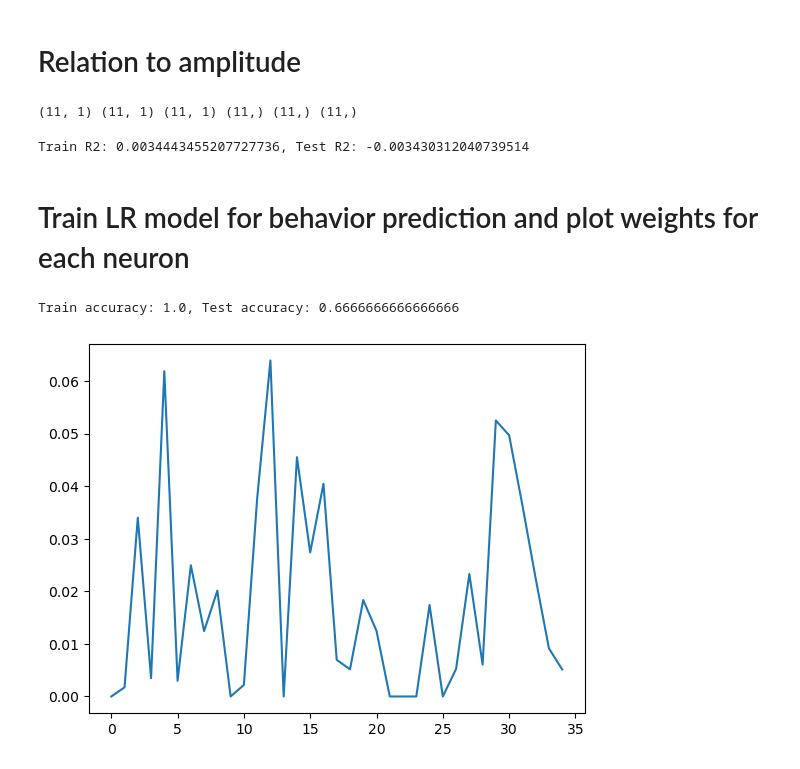
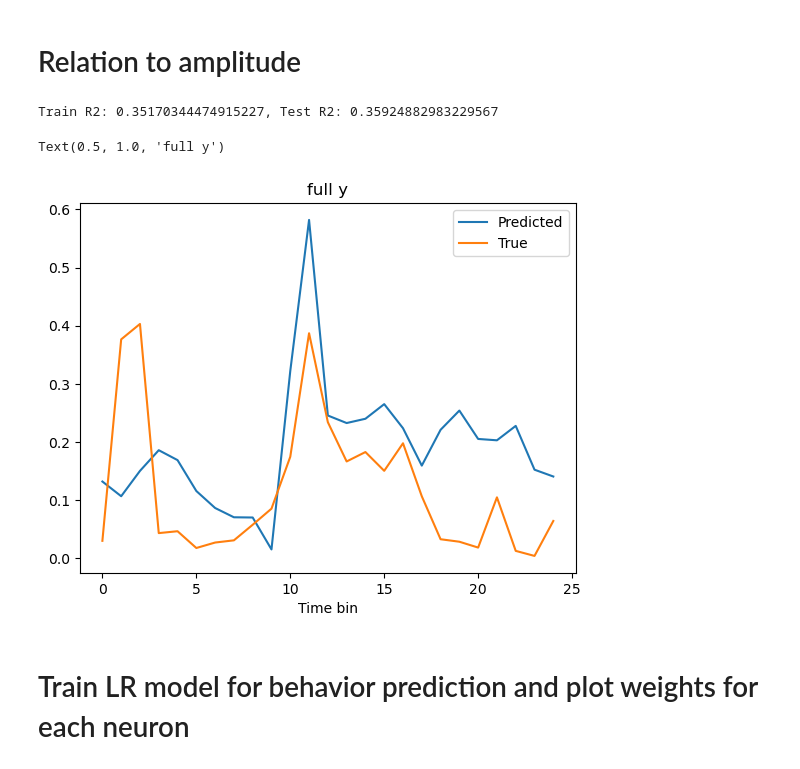
Before and after one commit to methi1999/switching_subspace, a Jupyter notebook: metric.ipynb, the cells around one changed output. Saved outputs shown, nothing was run; the diff lists cells and outputs as text; code cells hidden in the pictures.

```diff
--- a/metric.ipynb
+++ b/metric.ipynb
@@ -427,8 +408,5 @@ plt.title('Test accuracy using x1 for different time bins with window = {}'.form
 # %% [markdown]
 # Relation to amplitude
 # %%
-with open('subspaces_filtered.pkl', 'rb') as f:
-    c0, c1, c2, b0, b1, b2 = pickle.load(f)
-print(c0.shape, c1.shape, c2.shape, b0.shape, b1.shape, b2.shape)
+with open(folder_pth + prefix + model.arch_name +'/subspaces_filtered.pkl', 'rb') as f:
+    lin_maps = pickle.load(f)
-# %% [output]
-(11, 1) (11, 1) (11, 1) (11,) (11,) (11,)
@@ -445,8 +425,8 @@ z_softmax = torch.nn.Softmax(dim=2)
 z_mu_train_s = z_softmax(torch.tensor(z_mu_train, dtype=torch.float32)).numpy()
 z_mu_test_s = z_softmax(torch.tensor(z_mu_test, dtype=torch.float32)).numpy()
 # original spikes
-# inp_train = spikes_train.reshape(-1, spikes_train.shape[-1])#  * z_mu_train[:, :, 1].flatten()
-# inp_test = spikes_test.reshape(-1, spikes_test.shape[-1])# * z_mu_test[:, :, 1].flatten()
+inp_train = spikes_train.reshape(-1, spikes_train.shape[-1])#  * z_mu_train[:, :, 1].flatten()
+inp_test = spikes_test.reshape(-1, spikes_test.shape[-1])# * z_mu_test[:, :, 1].flatten()
 # reconstructed
 # inp_train = y_recon_train.reshape(-1, y_recon_train.shape[-1])#  * z_mu_train[:, :, 1].flatten()
 # inp_test = y_recon_test.reshape(-1, y_recon_test.shape[-1])# * z_mu_test[:, :, 1].flatten()
@@ -460,20 +440,45 @@ z_mu_test_s = z_softmax(torch.tensor(z_mu_test, dtype=torch.float32)).numpy()
 # inp_train = z_mu_train_s[:, :, 0].flatten().reshape(-1, 1)
 # inp_test = z_mu_test_s[:, :, 0].flatten().reshape(-1, 1)
 # x * z or x * softmax(z)
-inp_train = (x_mu_train[:, :, 0] * z_mu_train_s[:, :, 0]).flatten().reshape(-1, 1)
-inp_test = (x_mu_test[:, :, 0] * z_mu_test_s[:, :, 0]).flatten().reshape(-1, 1)
+# inp_train = (x_mu_train[:, :, 0] * z_mu_train_s[:, :, 0]).flatten().reshape(-1, 1)
+# inp_test = (x_mu_test[:, :, 0] * z_mu_test_s[:, :, 0]).flatten().reshape(-1, 1)
+# inp_train = (x_mu_train[:, :, 2] * z_mu_train_s[:, :, 2]).flatten().reshape(-1, 1)
+# inp_test = (x_mu_test[:, :, 2] * z_mu_test_s[:, :, 2]).flatten().reshape(-1, 1)
 # x * softmax(z) * linear map
 
 # print(x_mu_train[:, :, 0].shape, z_mu_train_s[:, :, 0].shape, lin_map.shape)
-# inp_train = ((x_mu_train[:, :, 0:1] @ c0.T + b0) * z_mu_train_s[:, :, 0:1]).flatten().reshape(-1, c0.shape[0]) + ((x_mu_train[:, :, 1:2] @ c1.T + b1) * z_mu_train_s[:, :, 1:2]).flatten().reshape(-1, c0.shape[0]) + ((x_mu_train[:, :, 2:3] @ c2.T + b2) * z_mu_train_s[:, :, 2:3]).flatten().reshape(-1, c0.shape[0])
+
+# using all
+# inp_train = ((x_mu_train[:, :, 0:1] @ c0.T + b0) * z_mu_train_s[:, :, 0:1]).flatten().reshape(-1, c0.shape[0]) + ((x_mu_train[:, :, 1:2] @ c2.T + b1) * z_mu_train_s[:, :, 1:2]).flatten().reshape(-1, c0.shape[0]) + ((x_mu_train[:, :, 2:3] @ c2.T + b2) * z_mu_train_s[:, :, 2:3]).flatten().reshape(-1, c0.shape[0])
 # inp_test = ((x_mu_test[:, :, 0:1] @ c0.T + b0) * z_mu_test_s[:, :, 0:1]).flatten().reshape(-1, c0.shape[0]) + ((x_mu_test[:, :, 1:2] @ c1.T + b1) * z_mu_test_s[:, :, 1:2]).flatten().reshape(-1, c0.shape[0]) + ((x_mu_test[:, :, 2:3] @ c2.T + b2) * z_mu_test_s[:, :, 2:3]).flatten().reshape(-1, c0.shape[0])
+
+# inp_train = ((x_mu_train[:, :, 0:1] @ c0.T + b0) * z_mu_train_s[:, :, 0:1]).flatten().reshape(-1, c0.shape[0]) + ((x_mu_train[:, :, 1:2] @ c1.T + b1) * z_mu_train_s[:, :, 1:2]).flatten().reshape(-1, c0.shape[0]) + ((x_mu_train[:, :, 2:4] @ c2.T + b2) * z_mu_train_s[:, :, 2:3]).flatten().reshape(-1, c0.shape[0])
+# inp_test = ((x_mu_test[:, :, 0:1] @ c0.T + b0) * z_mu_test_s[:, :, 0:1]).flatten().reshape(-1, c0.shape[0]) + ((x_mu_test[:, :, 1:2] @ c1.T + b1) * z_mu_test_s[:, :, 1:2]).flatten().reshape(-1, c0.shape[0]) + ((x_mu_test[:, :, 2:4] @ c2.T + b2) * z_mu_test_s[:, :, 2:3]).flatten().reshape(-1, c0.shape[0])
+
+# using just 0
 # inp_train = ((x_mu_train[:, :, 0:1] @ c0.T + b0) * z_mu_train_s[:, :, 0:1]).flatten().reshape(-1, c0.shape[0])
 # inp_test = ((x_mu_test[:, :, 0:1] @ c0.T + b0) * z_mu_test_s[:, :, 0:1]).flatten().reshape(-1, c0.shape[0])
+
+
+# using rest but only 1 non null
 # inp_train = ((x_mu_train[:, :, 1:2] @ c1.T + b1) * z_mu_train_s[:, :, 1:2]).flatten().reshape(-1, c0.shape[0]) + ((x_mu_train[:, :, 2:3] @ c2.T + b2) * z_mu_train_s[:, :, 2:3]).flatten().reshape(-1, c0.shape[0])
 # inp_test = ((x_mu_test[:, :, 1:2] @ c1.T + b1) * z_mu_test_s[:, :, 1:2]).flatten().reshape(-1, c0.shape[0]) + ((x_mu_test[:, :, 2:3] @ c2.T + b2) * z_mu_test_s[:, :, 2:3]).flatten().reshape(-1, c0.shape[0])
-# inp_train = ((x_mu_train[:, :, 2:3] @ c1.T + b1) * z_mu_train_s[:, :, 2:3]).flatten().reshape(-1, c0.shape[0])
-# inp_test = ((x_mu_test[:, :, 2:3] @ c1.T + b1) * z_mu_test_s[:, :, 2:3]).flatten().reshape(-1, c0.shape[0])
 
+# 2 non-null
+# inp_train = ((x_mu_train[:, :, 1:2] @ c1.T + b1) * z_mu_train_s[:, :, 1:2]).flatten().reshape(-1, c0.shape[0]) + ((x_mu_train[:, :, 2:4] @ c2.T + b2) * z_mu_train_s[:, :, 2:3]).flatten().reshape(-1, c0.shape[0])
+# inp_test = ((x_mu_test[:, :, 1:2] @ c1.T + b1) * z_mu_test_s[:, :, 1:2]).flatten().reshape(-1, c0.shape[0]) + ((x_mu_test[:, :, 2:4] @ c2.T + b2) * z_mu_test_s[:, :, 2:3]).flatten().reshape(-1, c0.shape[0])
+
+# just z1
+# inp_train = ((x_mu_train[:, :, 1:2] @ c1.T + b1) * z_mu_train_s[:, :, 1:2]).flatten().reshape(-1, c0.shape[0])
+# inp_test = ((x_mu_test[:, :, 1:2] @ c1.T + b1) * z_mu_test_s[:, :, 1:2]).flatten().reshape(-1, c0.shape[0])
+
+# just z2
+# inp_train = ((x_mu_train[:, :, 2:4] @ c2.T + b2) * z_mu_train_s[:, :, 2:3]).flatten().reshape(-1, c0.shape[0])
+# inp_test = ((x_mu_test[:, :, 2:4] @ c2.T + b2) * z_mu_test_s[:, :, 2:3]).flatten().reshape(-1, c0.shape[0])
+
+# amplitudes
+# inp_train = amp_train_pred.flatten().reshape(-1, 1)
+# inp_test = amp_test_pred.flatten().reshape(-1, 1)
 
 # # apply softplus
 # inp_train = np.log(1 + np.exp(inp_train))
@@ -501,33 +506,37 @@ print("Train R2: {}, Test R2: {}".format(r2_train, r2_test))
 # corr_test = pearsonr(amp_test_flat, inp_test.flatten())
 # print("Train correlation: {}, Test correlation: {}".format(corr_train, corr_test))
 # %% [output]
-Train R2: 0.0034443455207727736, Test R2: -0.003430312040739514
+Train R2: 0.35170344474915227, Test R2: 0.35924882983229567
 # %%
 reshaped = amp_pred_train.reshape(trials_train, time_bins)
+# reshaped = inp_train.reshape(trials_train, time_bins)
 # plot
 # plt.plot(np.mean(reshaped, axis=0), label='Predicted')
 # plt.plot(np.mean(amp_train, axis=0), label='True')
-# trial_idx = np.random.randint(trials_train)
-trial_idx = 23
+trial_idx = np.random.randint(trials_train)
+# trial_idx = 23
 plt.plot(reshaped[trial_idx], label='Predicted')
 plt.plot(amp_train[trial_idx], label='True')
 plt.legend()
 plt.xlabel('Time bin')
 plt.title("full y")
+# %% [output]
+Text(0.5, 1.0, 'full y')
+[figure, added]
 # %% [markdown]
 # Train LR model for behavior prediction and plot weights for each neuron
 # %%
-# x_train = spikes_train.reshape(-1, spikes_train.shape[-1])
-# x_test = spikes_test.reshape(-1, spikes_test.shape[-1])
+x_train = spikes_train.reshape(-1, spikes_train.shape[-1])
+x_test = spikes_test.reshape(-1, spikes_test.shape[-1])
 y_train, y_test = amp_train_flat, amp_test_flat
 
-x_train = spikes_train.reshape(spikes_train.shape[0], -1)
-x_test = spikes_test.reshape(spikes_test.shape[0], -1)
-y_train, y_test = y_stim_train, y_stim_test
+# x_train = spikes_train.reshape(spikes_train.shape[0], -1)
+# x_test = spikes_test.reshape(spikes_test.shape[0], -1)
+# y_train, y_test = y_stim_train, y_stim_test
 
 # linear regression
-# reg = LinearRegression().fit(x_train, y_train)
-reg = LogisticRegression(penalty='l1', C=1, solver='liblinear').fit(x_train, y_train)
+reg = LinearRegression().fit(x_train, y_train)
+# reg = LogisticRegression(penalty='l1', C=1, solver='liblinear').fit(x_train, y_train)
 # accuracies
 train_accuracy = reg.score(x_train, y_train)
 test_accuracy = reg.score(x_test, y_test)
@@ -536,7 +545,8 @@ print("Train accuracy: {}, Test accuracy: {}".format(train_accuracy, test_accura
 coeffs = abs(reg.coef_)
 # plt.plot(coeffs)
 # reshape into time x neurons
-coeffs = coeffs.reshape(-1, emissions_dim).mean(axis=0)
+# coeffs = coeffs.reshape(-1, emissions_dim).mean(axis=0)
+print(coeffs)
 plt.plot(coeffs)
 
 # plt.xlabel('Neuron')
@@ -544,7 +554,5 @@ plt.plot(coeffs)
 # plt.title('Weights for each neuron')
 # # sort weights in descending order of absolute value and print them
 sorted_weights = np.argsort(coeffs)[::-1]
+print(sorted_weights)
-# %% [output]
-Train accuracy: 1.0, Test accuracy: 0.6666666666666666
-[figure, removed]
 # %%
```
Also changed, not shown: parts of 10 cells of this notebook, 10 other files.
